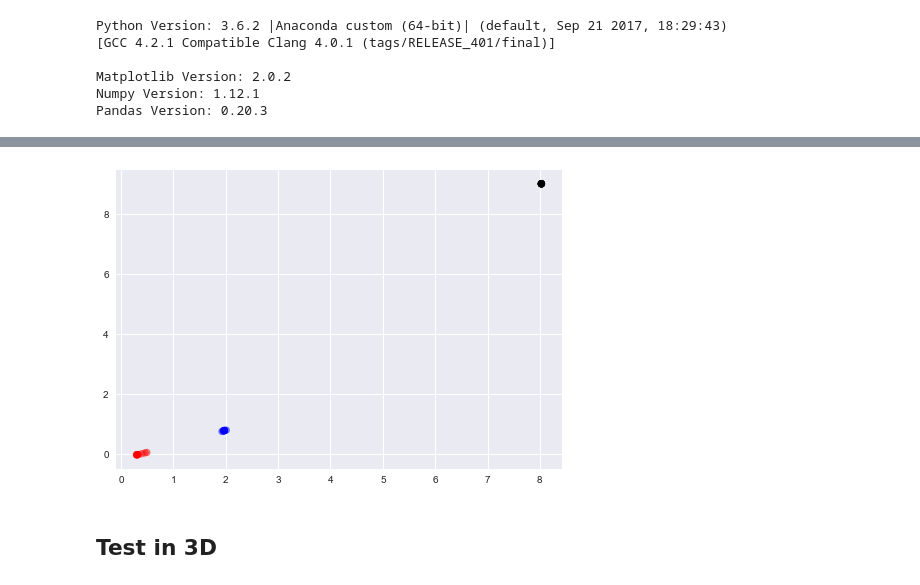
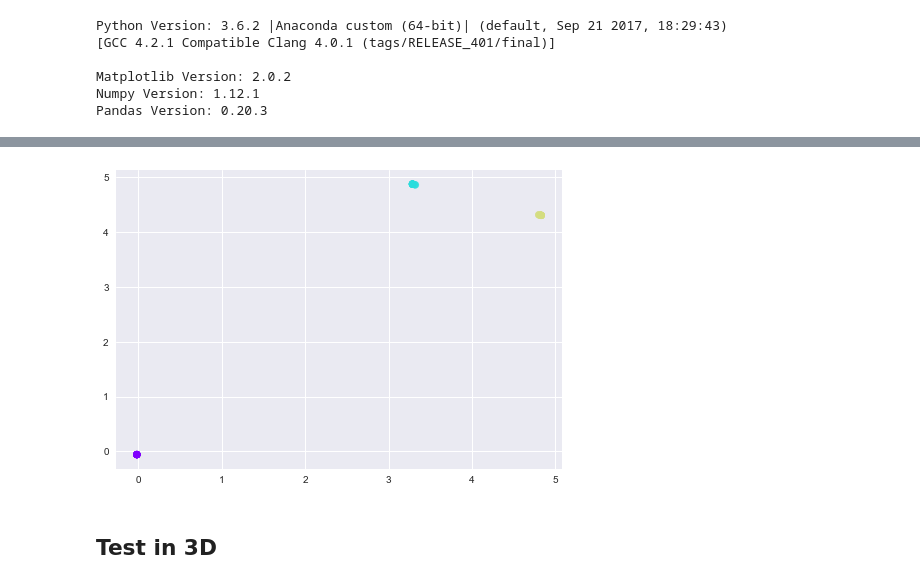
Before and after one commit to ZWMiller/machine_learning_from_scratch, a Jupyter notebook: notebooks/clustering/mean_shift.ipynb, the cells around one changed output, grey strips where cells are left out. Saved outputs shown, nothing was run; the diff lists cells and outputs as text; code cells hidden in the pictures.

Commit message:
update mean_shift to have cluster labeling

```diff
--- a/notebooks/clustering/mean_shift.ipynb
+++ b/notebooks/clustering/mean_shift.ipynb
@@ -163,5 +204,5 @@ plt.scatter(X[:,0],X[:,1], c=c);
 # %%
-ms = mean_shift(iters=20)
+ms = mean_shift(iters=40, bandwidth=1, threshold=0.01)
 # %%
 ms.fit(X)
 # %%
@@ -189,8 +230,8 @@ X_pred
 # %%
-x, y = zip(*X_pred)
-plt.scatter(x,y, c=c, alpha=0.5);
+x, y = zip(*ms.kernel_points)
+plt.scatter(x,y, c=plt.cm.rainbow(1/3*X_pred.ravel()), alpha=0.8);
 # %% [output]
-[figure, old version]
+[figure, new version]
 # %% [markdown]
 ## Test in 3D
 # %%
```
Also changed, not shown: parts of 7 cells of this notebook, 1 other file.
